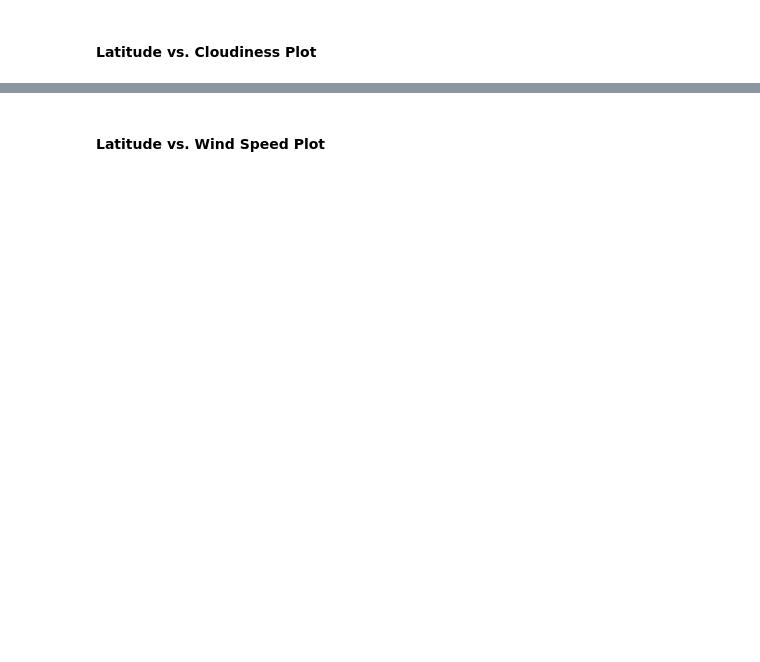
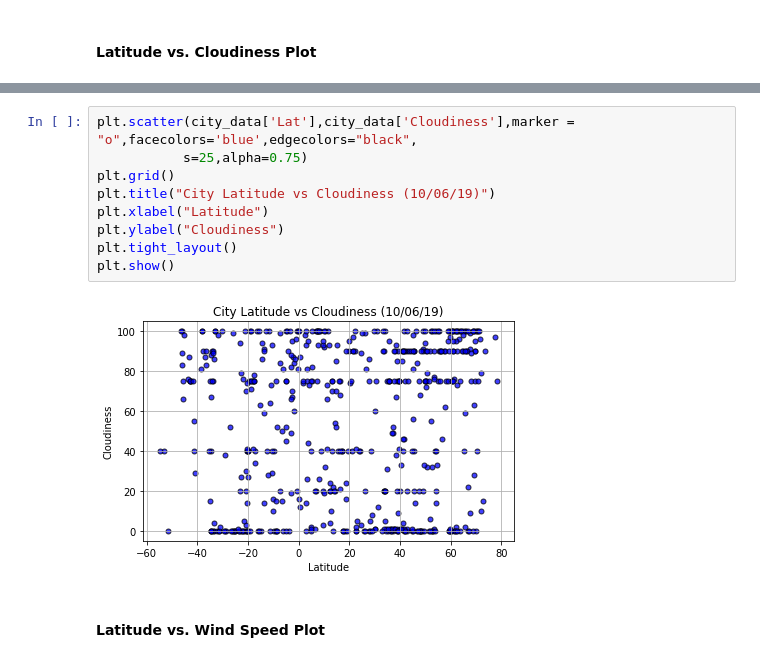
Before and after one commit to vgangaprasad/Weather_Analysis_Around_Equator, a Jupyter notebook: WeatherPy.ipynb, the cells around one changed output, grey strips where cells are left out. Drawn from its saved outputs; the diff is of its cells as text; blank space fills up the shorter version.

```diff
--- a/WeatherPy.ipynb
+++ b/WeatherPy.ipynb
@@ -173,3 +160,14 @@ plt.show()
+# %%
+plt.scatter(city_data['Lat'],city_data['Cloudiness'],marker = "o",facecolors='blue',edgecolors="black",
+           s=25,alpha=0.75)
+plt.grid()
+plt.title("City Latitude vs Cloudiness (10/06/19)")
+plt.xlabel("Latitude")
+plt.ylabel("Cloudiness")
+plt.tight_layout()
+plt.show()
+# %% [output]
+[figure, added]
 # %% [markdown]
 #### Latitude vs. Wind Speed Plot
 # %%
```
Also changed, not shown: parts of 14 cells of this notebook.
